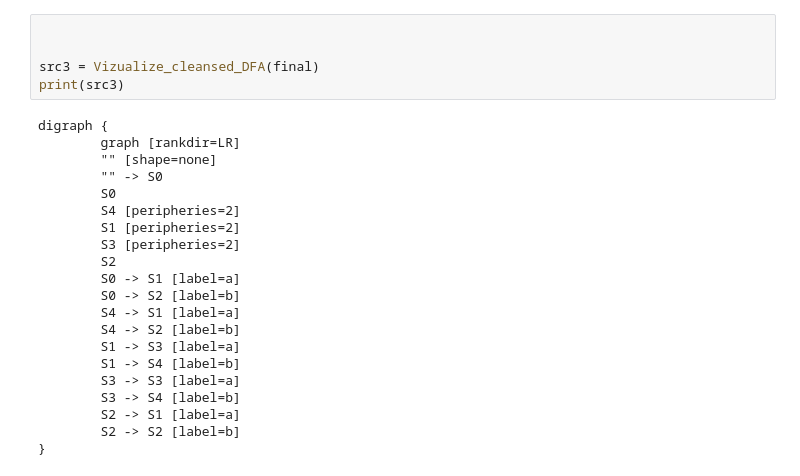
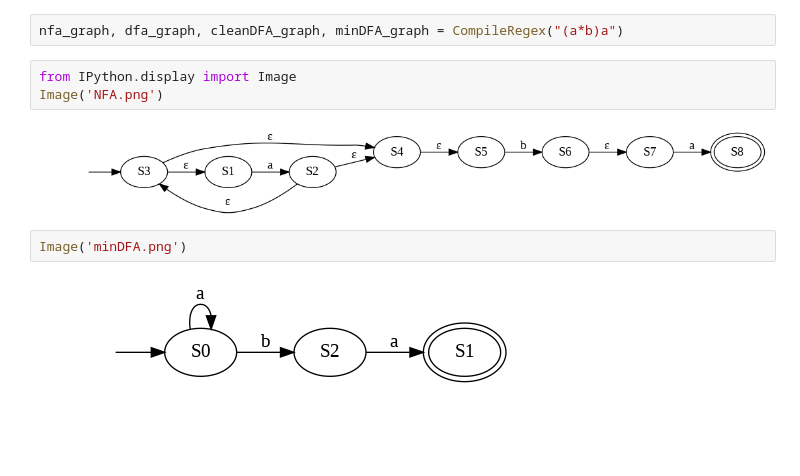
Before and after one commit to aymanreda56/CL-Template, a Jupyter notebook: REGEXNFADFA.ipynb, the cells around one changed output. Saved outputs shown, nothing was run; the diff lists cells and outputs as text; blank space fills up the shorter version.

```diff
--- a/REGEXNFADFA.ipynb
+++ b/REGEXNFADFA.ipynb
@@ -867,26 +1109,11 @@ digraph {
-# %%
-
-
-src3 = Vizualize_cleansed_DFA(final)
-print(src3)
-# %% [output]
-digraph {
-        graph [rankdir=LR]
-        "" [shape=none]
-        "" -> S0
-        S0
-        S4 [peripheries=2]
-        S1 [peripheries=2]
-        S3 [peripheries=2]
-        S2
-        S0 -> S1 [label=a]
-        S0 -> S2 [label=b]
-        S4 -> S1 [label=a]
-        S4 -> S2 [label=b]
-        S1 -> S3 [label=a]
-        S1 -> S4 [label=b]
-        S3 -> S3 [label=a]
-        S3 -> S4 [label=b]
-        S2 -> S1 [label=a]
-        S2 -> S2 [label=b]
-}
+# %%
+nfa_graph, dfa_graph, cleanDFA_graph, minDFA_graph = CompileRegex("(a*b)a")
+# %%
+from IPython.display import Image
+Image('NFA.png')
+# %% [output]
+[figure, added]
+# %%
+Image('minDFA.png')
+# %% [output]
+[figure, added]
```
Also changed, not shown: parts of 8 cells of this notebook, 3 other files.
